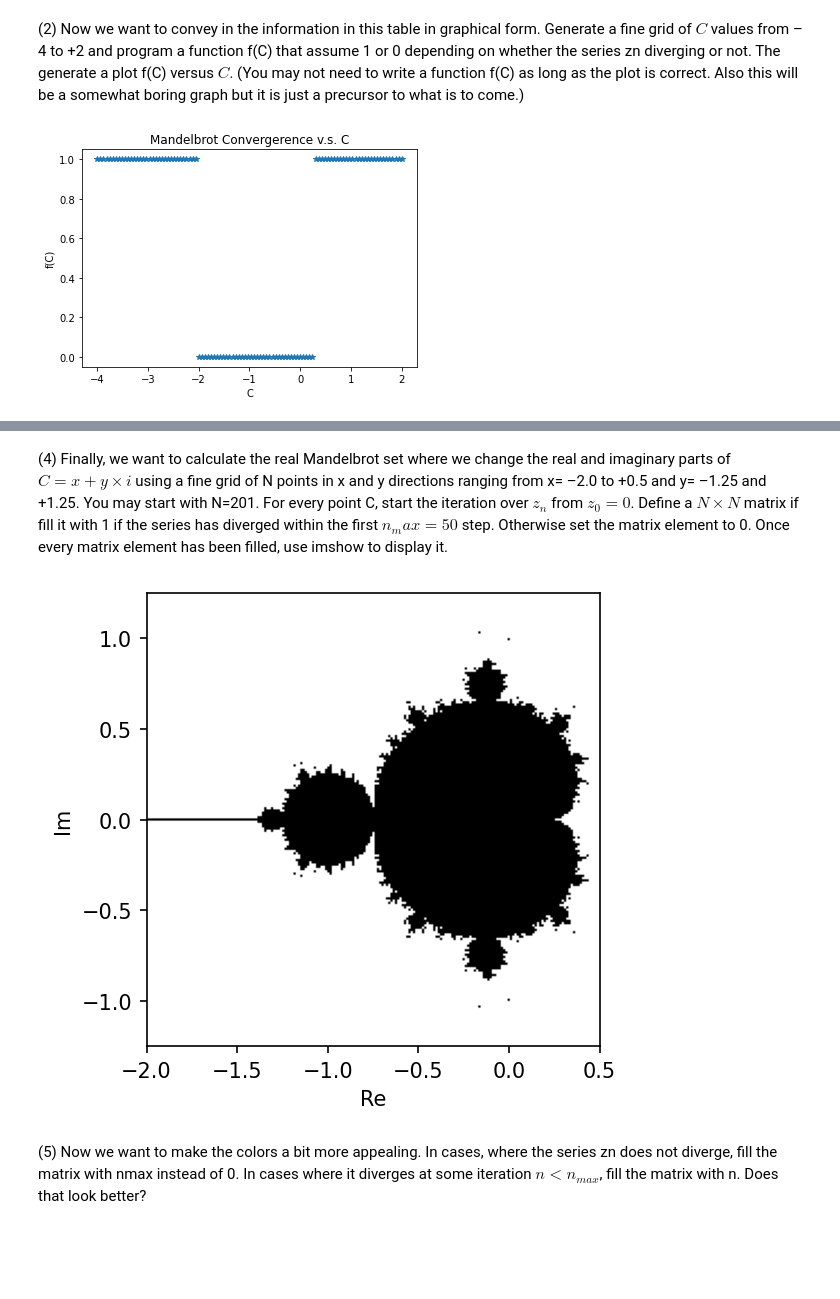
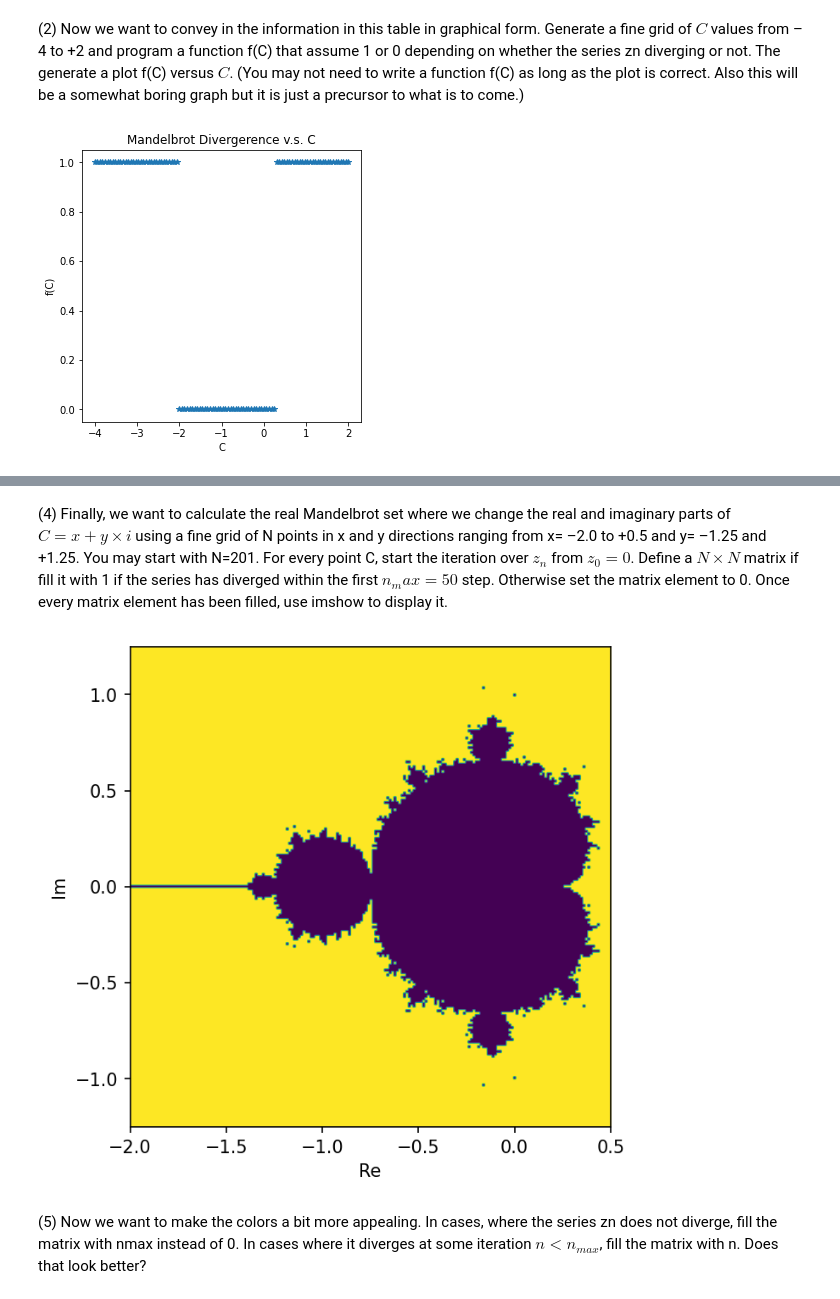
Before and after one commit to coherent17/NYCU-Biomedical-Engineering, a Jupyter notebook: Week4 Mandelbrot_Set/Mandelbrot_Set.ipynb, the cells around one changed output, grey strips where cells are left out. Drawn from its saved outputs; the diff is of its cells as text; code cells hidden in the pictures; blank space fills up the shorter version.

Commit message:
finish Mandelbrot Set

```diff
--- a/Week4 Mandelbrot_Set/Mandelbrot_Set.ipynb
+++ b/Week4 Mandelbrot_Set/Mandelbrot_Set.ipynb
@@ -82,31 +82,31 @@ print(DivergeTable)
 # %%
 fine_grid_C_list = np.linspace(-4, 2, 100)
 n_max = 50
 z_limit = 50
 plot_table = False
 
 DivergeTable2 = pt.PrettyTable()
 DivergeTable2.field_names = ["C", "Diverges True/False"]
 
 x = []
 y = []
 
 for C in fine_grid_C_list:
     n = testDiverge(C, 0, n_max, z_limit, False)
     x.append(C)
     y.append(n<n_max)
     DivergeTable2.add_row([str(C), n<n_max])
 
 if plot_table:
     print(DivergeTable2)
 
 plt.plot(x, y, '*')
 plt.xlabel('C')
 plt.ylabel('f(C)')
-plt.title('Mandelbrot Convergerence v.s. C')
+plt.title('Mandelbrot Divergerence v.s. C')
 plt.show()
 # %% [output]
-[figure, old version]
+[figure, new version]
 # %%
 C_Real_list = [-0.4, 0.4, -1.7, -1.7, -1.778, -1.778, -1.25, -1.25, -0.125, -0.125]
 C_Image_list = [0.2, 0.6, 0, 0.001, 0, 0.001, 0, 0.04, -0.9, -0.85]
@@ -156,12 +156,12 @@ for i in trange(N):
         result[i,j] = testDiverge(x[i],y[j], n_max, z_limit, False) < n_max
 
 plt.figure(dpi = 150)
-plt.imshow(result.T, cmap = 'gray', extent = [xmin,xmax,ymin,ymax])
+plt.imshow(result.T, extent = [xmin,xmax,ymin,ymax])
 plt.xlabel('Re')
 plt.ylabel('Im')
 plt.show()
 # %% [output]
-[figure, old version]
+[figure, new version]
 # %% [markdown]
 (5) Now we want to make the colors a bit more appealing. In cases, where the series zn does not diverge, fill the matrix with nmax instead of 0. In cases where it diverges at some iteration $n<n_{max}$, fill the matrix with n. Does that look better?
 # %%
```
Also changed, not shown: parts of 6 cells of this notebook.
